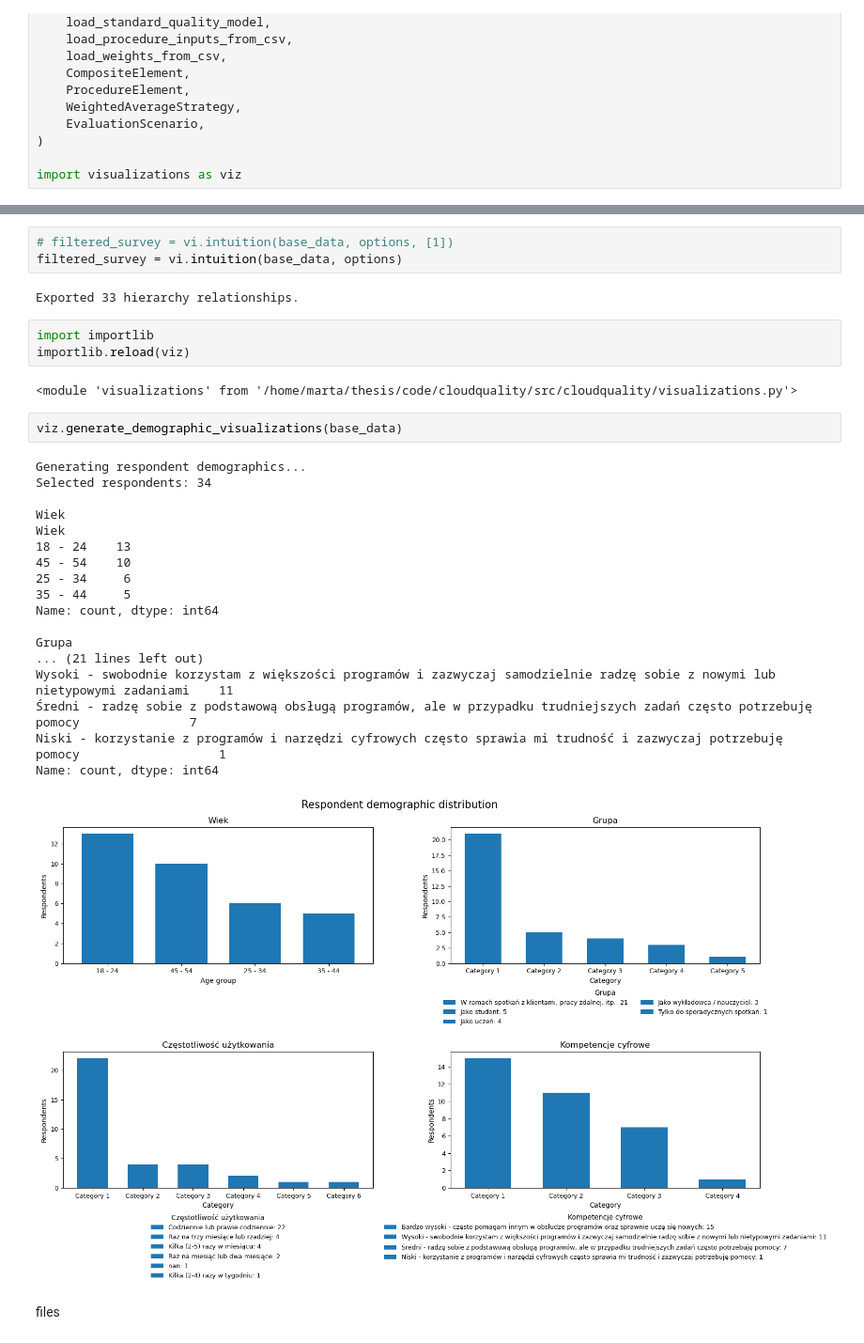
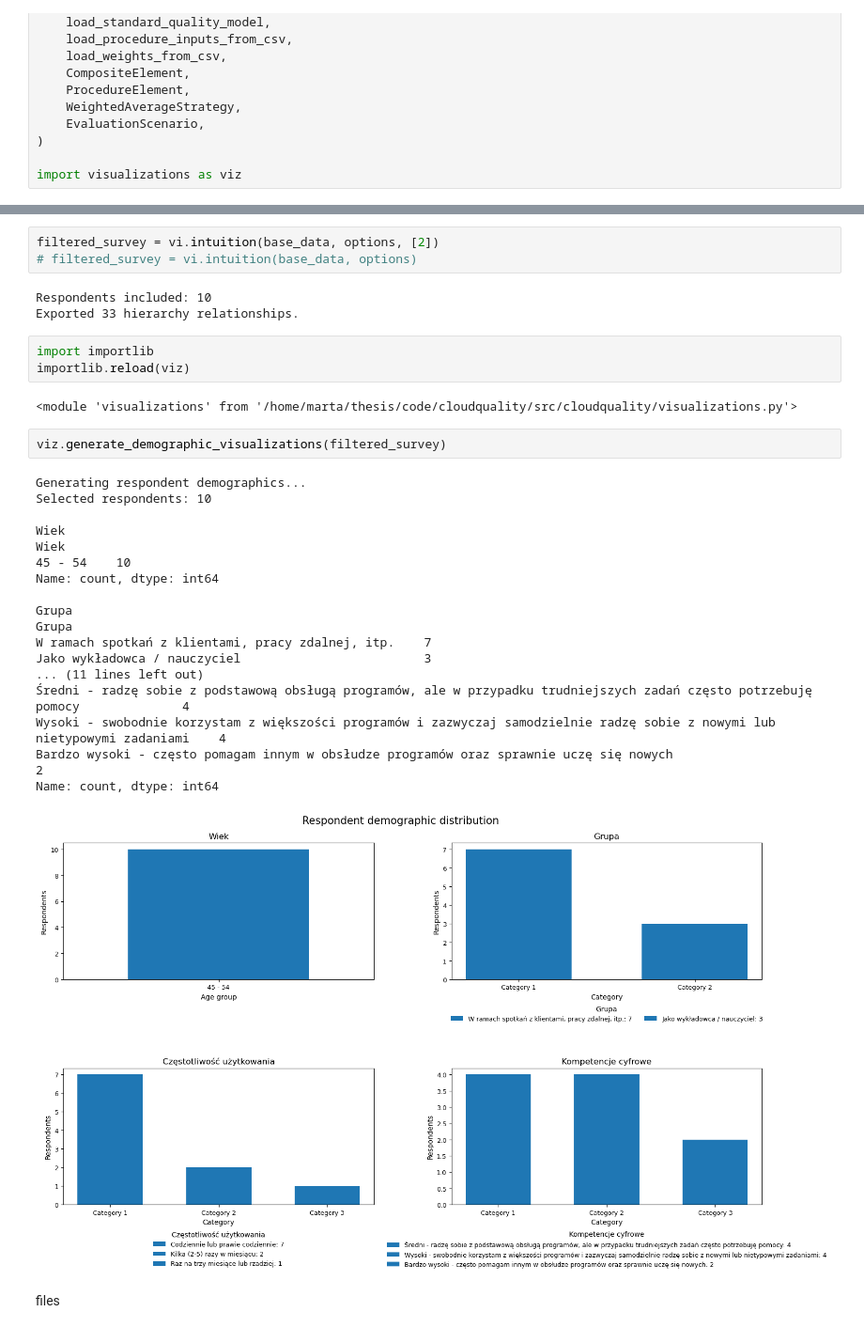
Before and after one commit to tusiya/cloudQuality, a Jupyter notebook: src/cloudquality/statistics.ipynb, the cells around one changed output, grey strips where cells are left out. Shown at 94% size. Drawn from its saved outputs; the diff is of its cells as text.

```diff
--- a/src/cloudquality/statistics.ipynb
+++ b/src/cloudquality/statistics.ipynb
@@ -38,37 +43,38 @@ Grupa
   8 │ Bardzo wysoki - często pomagam innym w obsłudze programów oraz sprawnie uczę się nowych
   9 │ Wysoki - swobodnie korzystam z większości programów i zazwyczaj samodzielnie radzę sobie z nowymi lub nietypowymi zadaniami
  10 │ Średni - radzę sobie z podstawową obsługą programów, ale w przypadku trudniejszych zadań często potrzebuję pomocy
-# %%
-# filtered_survey = vi.intuition(base_data, options, [1])
-filtered_survey = vi.intuition(base_data, options)
-# %% [output]
-Exported 33 hierarchy relationships.
+# %%
+filtered_survey = vi.intuition(base_data, options, [2])
+# filtered_survey = vi.intuition(base_data, options)
+# %% [output]
+Respondents included: 10
+Exported 33 hierarchy relationships.
 # %%
 import importlib
 importlib.reload(viz)
 # %% [output]
 <module 'visualizations' from '/home/marta/thesis/code/cloudquality/src/cloudquality/visualizations.py'>
 # %%
-viz.generate_demographic_visualizations(base_data)
+viz.generate_demographic_visualizations(filtered_survey)
 # %% [output]
 Generating respondent demographics...
-Selected respondents: 34
+Selected respondents: 10
 
 Wiek
 Wiek
-18 - 24    13
 45 - 54    10
-25 - 34     6
-35 - 44     5
 Name: count, dtype: int64
 
 Grupa
-... (21 lines left out)
-Wysoki - swobodnie korzystam z większości programów i zazwyczaj samodzielnie radzę sobie z nowymi lub nietypowymi zadaniami    11
-Średni - radzę sobie z podstawową obsługą programów, ale w przypadku trudniejszych zadań często potrzebuję pomocy               7
-Niski - korzystanie z programów i narzędzi cyfrowych często sprawia mi trudność i zazwyczaj potrzebuję pomocy                   1
+Grupa
+W ramach spotkań z klientami, pracy zdalnej, itp.    7
+Jako wykładowca / nauczyciel                         3
+... (11 lines left out)
+Średni - radzę sobie z podstawową obsługą programów, ale w przypadku trudniejszych zadań często potrzebuję pomocy              4
+Wysoki - swobodnie korzystam z większości programów i zazwyczaj samodzielnie radzę sobie z nowymi lub nietypowymi zadaniami    4
+Bardzo wysoki - często pomagam innym w obsłudze programów oraz sprawnie uczę się nowych                                        2
 Name: count, dtype: int64
-[figure, old version]
+[figure, new version]
 # %% [markdown]
 files
 # %%
```
Also changed, not shown: parts of 4 cells of this notebook, 24 other files.
